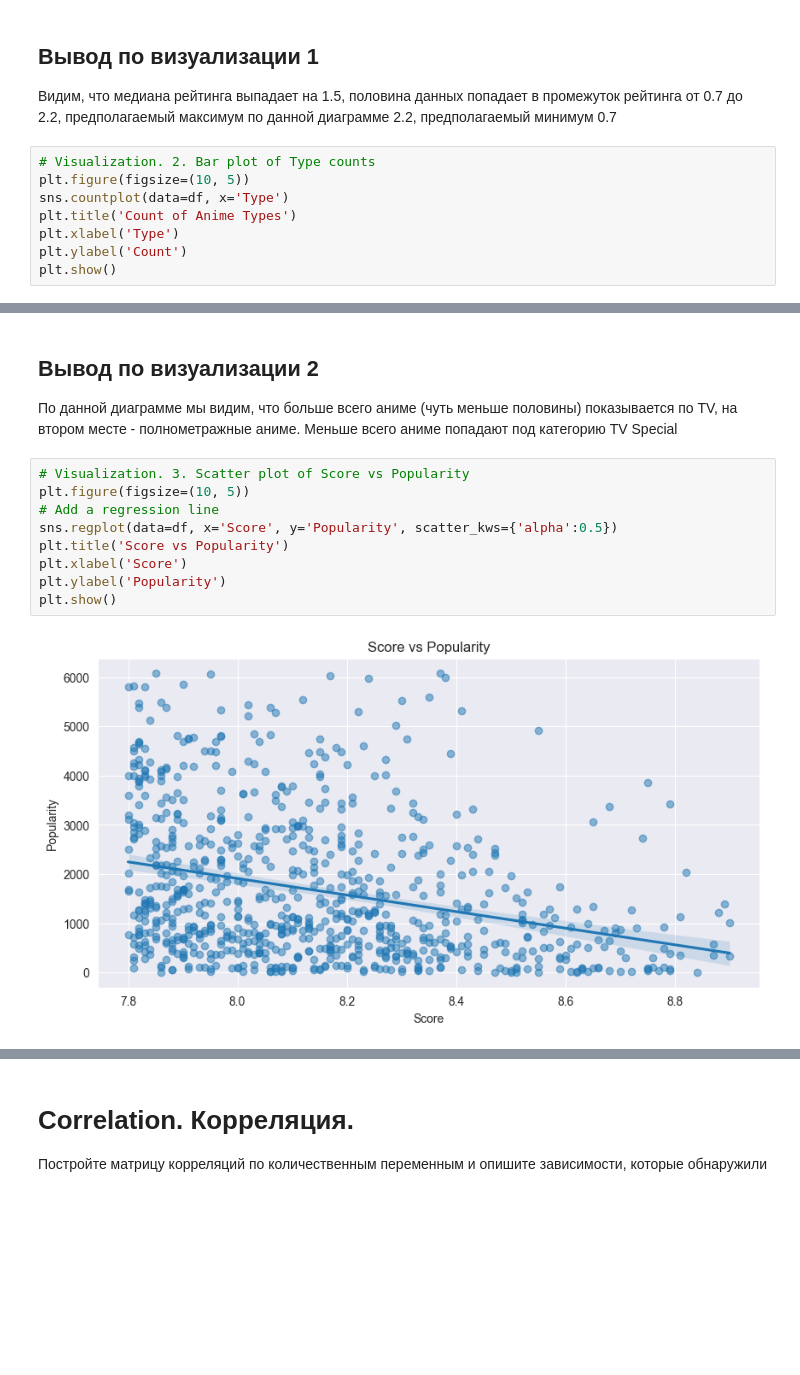
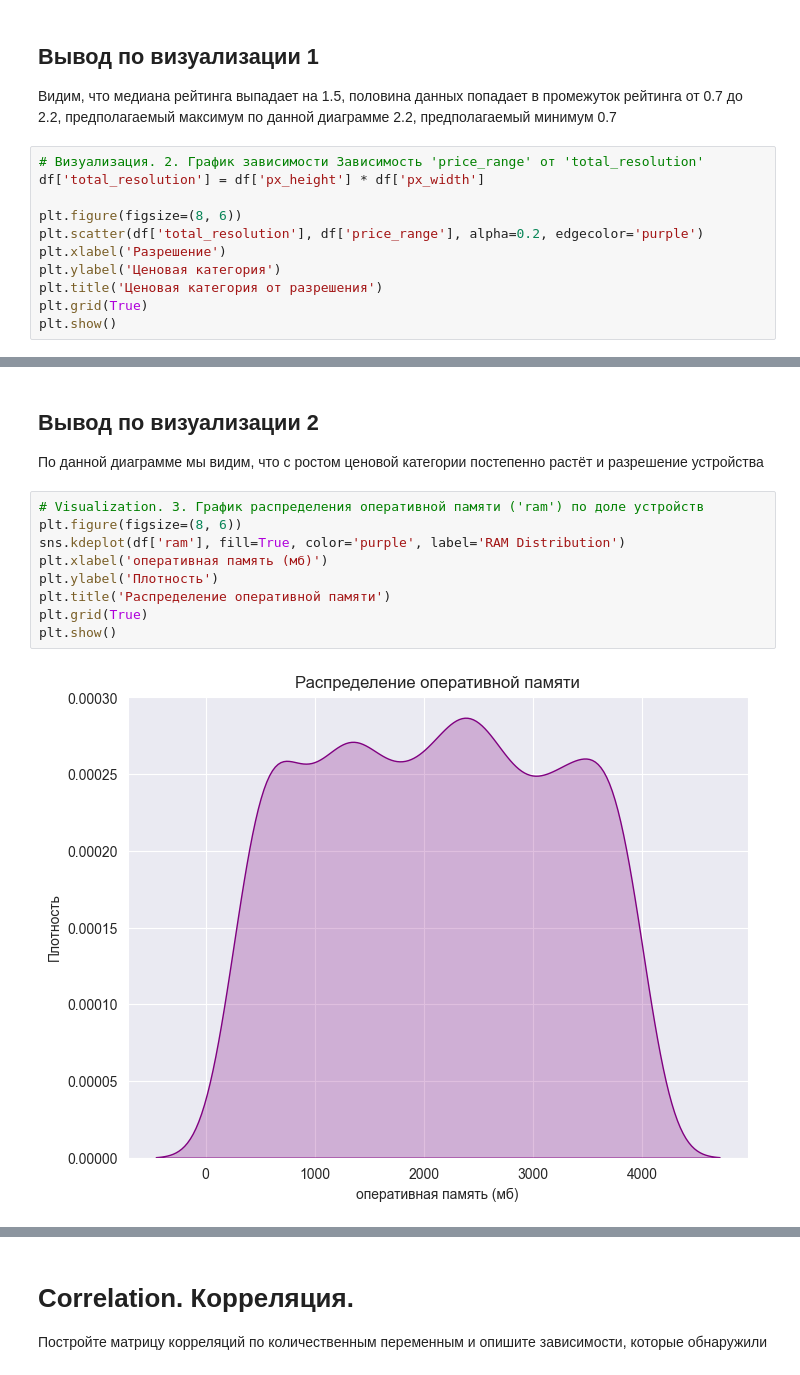
Before and after one commit to FreeCadelca/DS_hsb, a Jupyter notebook: project_2.ipynb, the cells around one changed output, grey strips where cells are left out. Saved outputs shown, nothing was run; the diff lists cells and outputs as text; blank space fills up the shorter version.

```diff
--- a/project_2.ipynb
+++ b/project_2.ipynb
@@ -228,11 +238,14 @@ plt.show()
 ## Вывод по визуализации 1
 Видим, что медиана рейтинга выпадает на 1.5, половина данных попадает в промежуток рейтинга от 0.7 до 2.2, предполагаемый максимум по данной диаграмме 2.2, предполагаемый минимум 0.7
 # %%
-# Visualization. 2. Bar plot of Type counts
-plt.figure(figsize=(10, 5))
-sns.countplot(data=df, x='Type')
-plt.title('Count of Anime Types')
-plt.xlabel('Type')
-plt.ylabel('Count')
+# Визуализация. 2. График зависимости Зависимость 'price_range' от 'total_resolution'
+df['total_resolution'] = df['px_height'] * df['px_width']
+
+plt.figure(figsize=(8, 6))
+plt.scatter(df['total_resolution'], df['price_range'], alpha=0.2, edgecolor='purple')
+plt.xlabel('Разрешение')
+plt.ylabel('Ценовая категория')
+plt.title('Ценовая категория от разрешения')
+plt.grid(True)
 plt.show()
 # %% [output]
@@ -240,16 +253,16 @@ plt.show()
 # %% [markdown]
 ## Вывод по визуализации 2
-По данной диаграмме мы видим, что больше всего аниме (чуть меньше половины) показывается по TV, на втором месте - полнометражные аниме. Меньше всего аниме попадают под категорию TV Special
+По данной диаграмме мы видим, что с ростом ценовой категории постепенно растёт и разрешение устройства
 # %%
-# Visualization. 3. Scatter plot of Score vs Popularity
-plt.figure(figsize=(10, 5))
-# Add a regression line
-sns.regplot(data=df, x='Score', y='Popularity', scatter_kws={'alpha':0.5})
-plt.title('Score vs Popularity')
-plt.xlabel('Score')
-plt.ylabel('Popularity')
+# Visualization. 3. График распределения оперативной памяти ('ram') по доле устройств
+plt.figure(figsize=(8, 6))
+sns.kdeplot(df['ram'], fill=True, color='purple', label='RAM Distribution')
+plt.xlabel('оперативная память (мб)')
+plt.ylabel('Плотность')
+plt.title('Распределение оперативной памяти')
+plt.grid(True)
 plt.show()
 # %% [output]
-[figure, old version]
+[figure, new version]
 # %% [markdown]
 ## Вывод по визуализации 3
```
Also changed, not shown: parts of 10 cells of this notebook, 1 other file.
